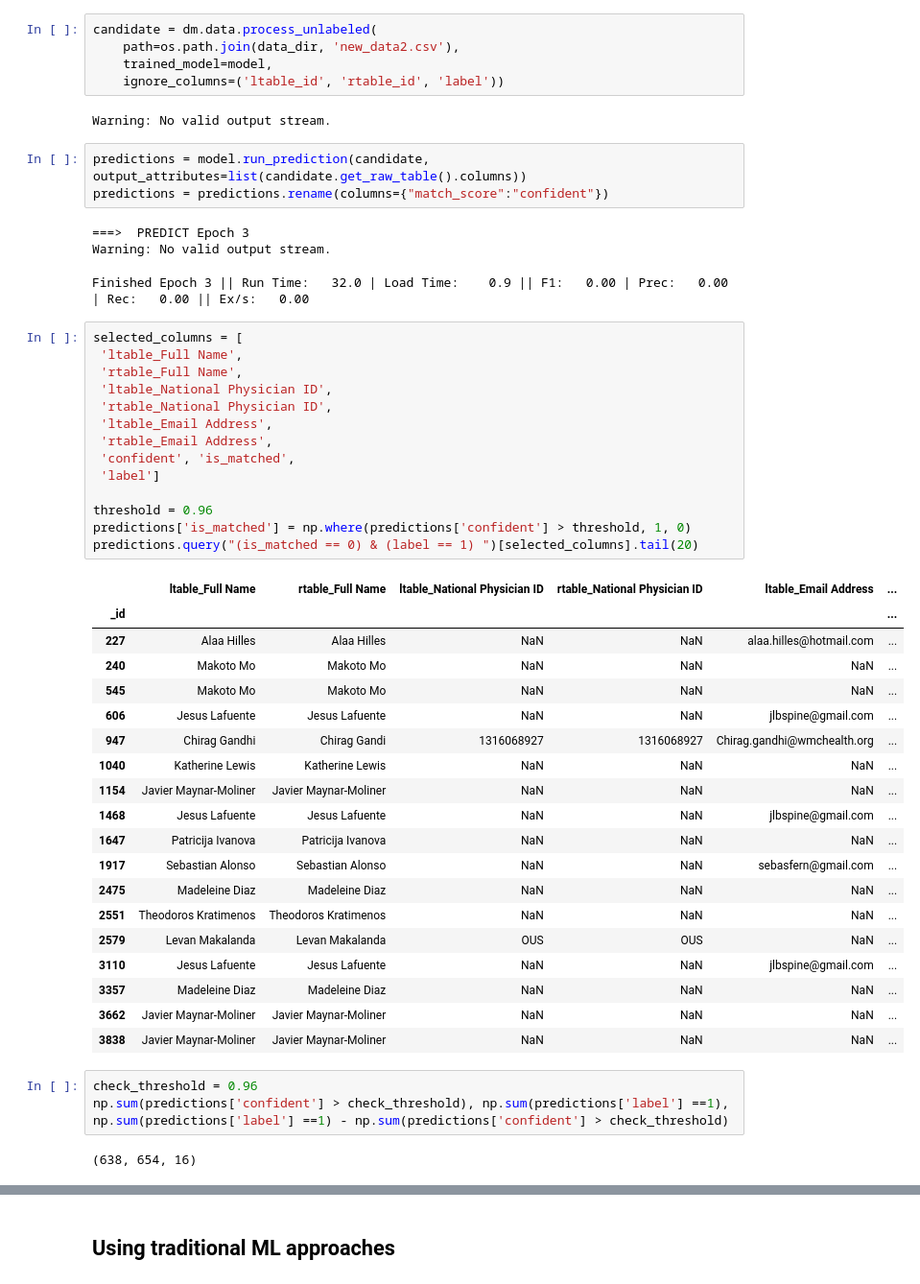
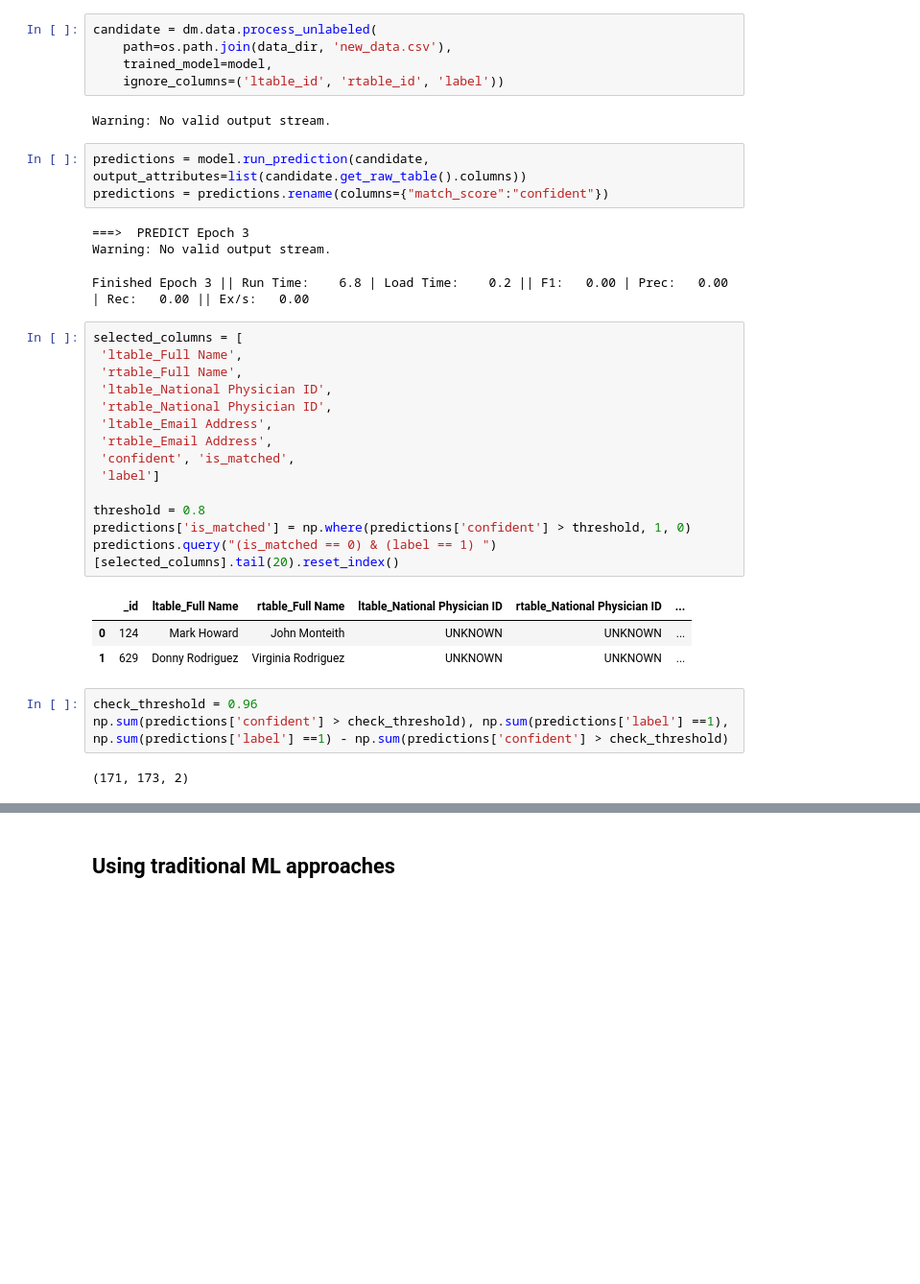
Before and after one commit to lidia-k/PatternX-Duplicate-Finder, a Jupyter notebook: notebook/EntityMatching_demo.ipynb, the cells around one changed output, grey strips where cells are left out. Shown: that part at 96% size. Saved outputs shown, nothing was run; the diff lists cells and outputs as text; blank space fills up the shorter version.

```diff
--- a/notebook/EntityMatching_demo.ipynb
+++ b/notebook/EntityMatching_demo.ipynb
@@ -592,6 +589,6 @@ Finished Epoch 3 || Run Time:   12.0 | Load Time:    0.3 || F1:  99.41 | Prec: 1
 # %%
 candidate = dm.data.process_unlabeled(
-    path=os.path.join(data_dir, 'new_data2.csv'),
+    path=os.path.join(data_dir, 'new_data.csv'),
     trained_model=model,
     ignore_columns=('ltable_id', 'rtable_id', 'label'))
 # %% [output]
@@ -602,43 +599,27 @@ predictions = predictions.rename(columns={"match_score":"confident"})
 # %% [output]
 ===>  PREDICT Epoch 3
 Warning: No valid output stream.
-Finished Epoch 3 || Run Time:   32.0 | Load Time:    0.9 || F1:   0.00 | Prec:   0.00 | Rec:   0.00 || Ex/s:   0.00
+Finished Epoch 3 || Run Time:    6.8 | Load Time:    0.2 || F1:   0.00 | Prec:   0.00 | Rec:   0.00 || Ex/s:   0.00
 # %%
 selected_columns = [
  'ltable_Full Name',
  'rtable_Full Name',
  'ltable_National Physician ID',
  'rtable_National Physician ID',
  'ltable_Email Address',
  'rtable_Email Address',
  'confident', 'is_matched',
  'label']
 
-threshold = 0.96
+threshold = 0.8
 predictions['is_matched'] = np.where(predictions['confident'] > threshold, 1, 0)
-predictions.query("(is_matched == 0) & (label == 1) ")[selected_columns].tail(20)
+predictions.query("(is_matched == 0) & (label == 1) ")[selected_columns].tail(20).reset_index()
 # %% [output]
-|  | ltable_Full Name | rtable_Full Name | ltable_National Physician ID | rtable_National Physician ID | ltable_Email Address | ... |
-| _id |  |  |  |  |  | ... |
-| 227 | Alaa Hilles | Alaa Hilles | NaN | NaN | alaa.hilles@hotmail.com | ... |
-| 240 | Makoto Mo | Makoto Mo | NaN | NaN | NaN | ... |
-| 545 | Makoto Mo | Makoto Mo | NaN | NaN | NaN | ... |
-| 606 | Jesus Lafuente | Jesus Lafuente | NaN | NaN | jlbspine@gmail.com | ... |
-| 947 | Chirag Gandhi | Chirag Gandi | 1316068927 | 1316068927 | Chirag.gandhi@wmchealth.org | ... |
-| 1040 | Katherine Lewis | Katherine Lewis | NaN | NaN | NaN | ... |
-| 1154 | Javier Maynar-Moliner | Javier Maynar-Moliner | NaN | NaN | NaN | ... |
-| 1468 | Jesus Lafuente | Jesus Lafuente | NaN | NaN | jlbspine@gmail.com | ... |
-| 1647 | Patricija Ivanova | Patricija Ivanova | NaN | NaN | NaN | ... |
-| 1917 | Sebastian Alonso | Sebastian Alonso | NaN | NaN | sebasfern@gmail.com | ... |
-| 2475 | Madeleine Diaz | Madeleine Diaz | NaN | NaN | NaN | ... |
-| 2551 | Theodoros Kratimenos | Theodoros Kratimenos | NaN | NaN | NaN | ... |
-| 2579 | Levan Makalanda | Levan Makalanda | OUS | OUS | NaN | ... |
-| 3110 | Jesus Lafuente | Jesus Lafuente | NaN | NaN | jlbspine@gmail.com | ... |
-| 3357 | Madeleine Diaz | Madeleine Diaz | NaN | NaN | NaN | ... |
-| 3662 | Javier Maynar-Moliner | Javier Maynar-Moliner | NaN | NaN | NaN | ... |
-| 3838 | Javier Maynar-Moliner | Javier Maynar-Moliner | NaN | NaN | NaN | ... |
+|  | _id | ltable_Full Name | rtable_Full Name | ltable_National Physician ID | rtable_National Physician ID | ... |
+| 0 | 124 | Mark Howard | John Monteith | UNKNOWN | UNKNOWN | ... |
+| 1 | 629 | Donny Rodriguez | Virginia Rodriguez | UNKNOWN | UNKNOWN | ... |
 # %%
 check_threshold = 0.96
 np.sum(predictions['confident'] > check_threshold), np.sum(predictions['label'] ==1), np.sum(predictions['label'] ==1) - np.sum(predictions['confident'] > check_threshold)
 # %% [output]
-(638, 654, 16)
+(171, 173, 2)
```
Also changed, not shown: parts of 15 cells of this notebook, 19 other files.
